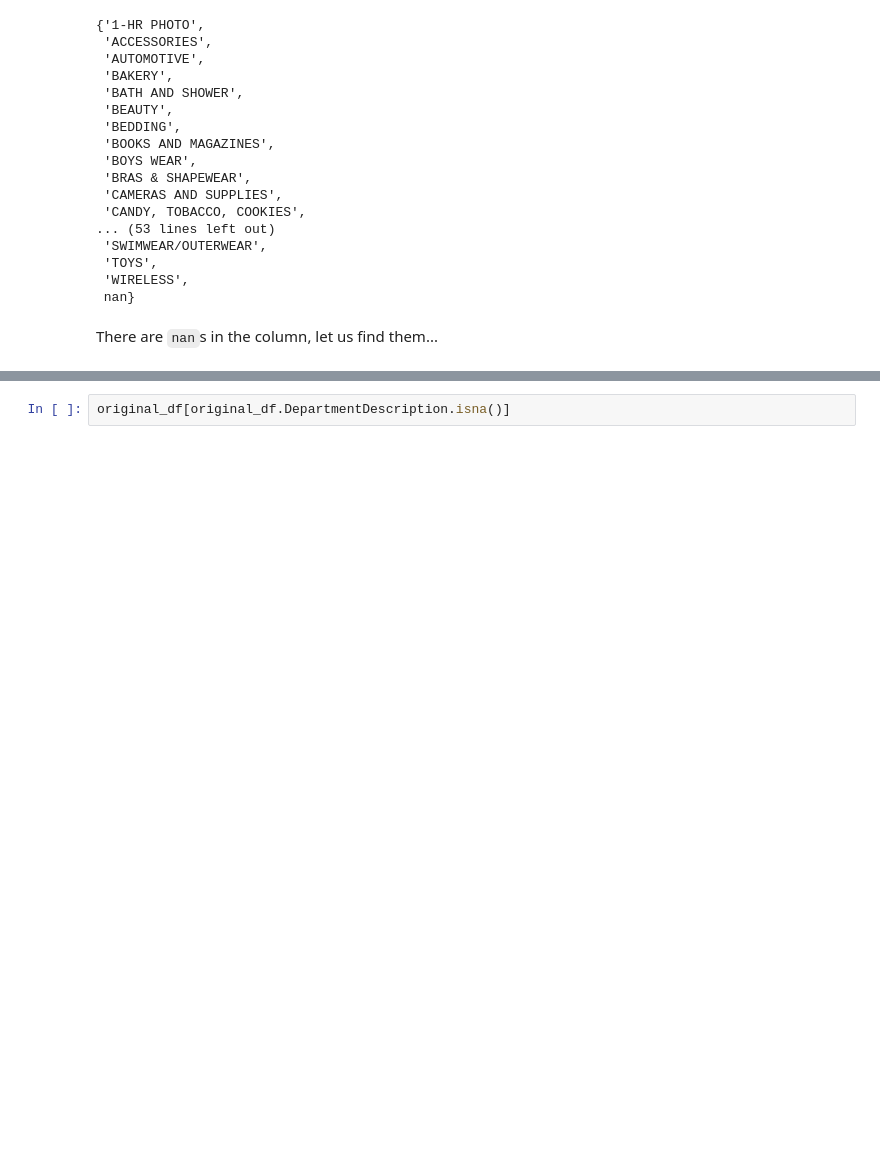
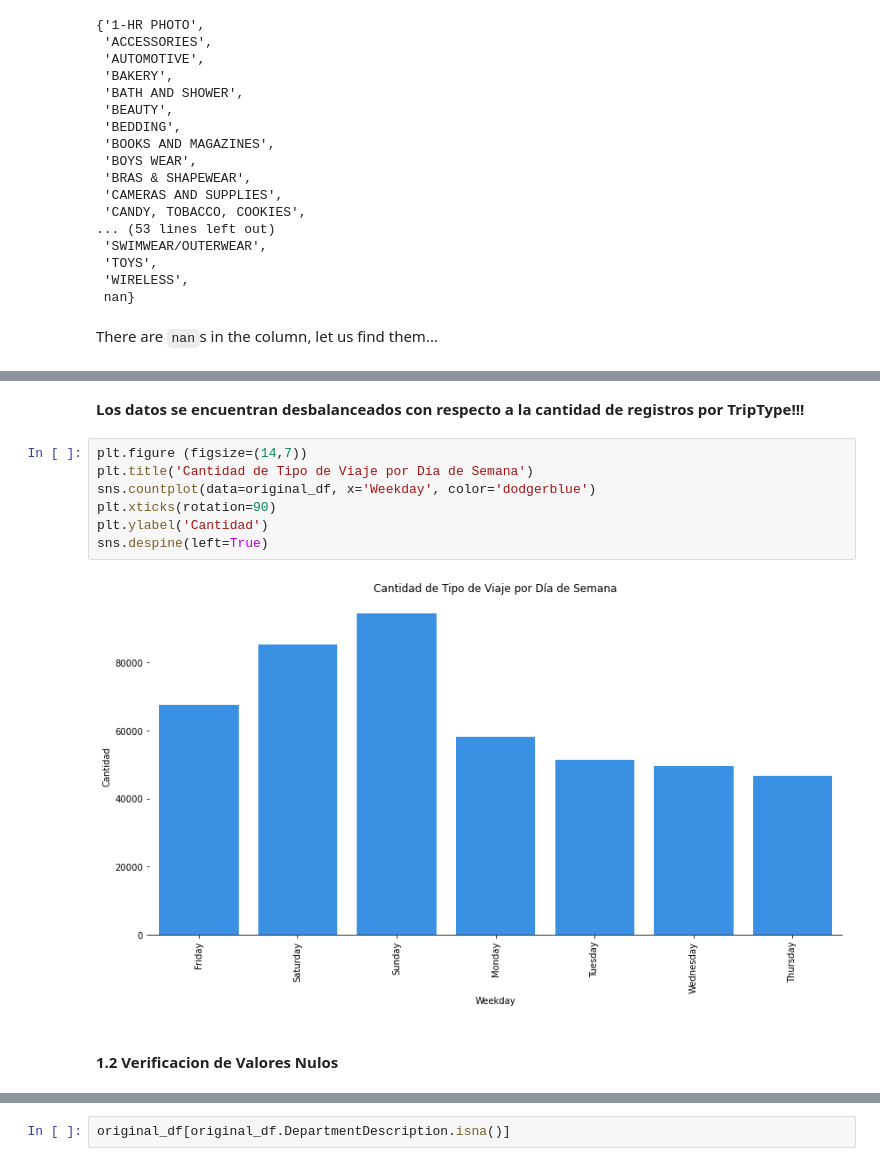
Before and after one commit to Verobornancini/AprendizajeSupervisado, a Jupyter notebook: practico/src/baseline.ipynb, the cells around one changed output, grey strips where cells are left out. Drawn from its saved outputs; the diff is of its cells as text; blank space fills up the shorter version.

```diff
--- a/practico/src/baseline.ipynb
+++ b/practico/src/baseline.ipynb
@@ -77,0 +169,13 @@ There are `nan`s in the column, let us find them...
+# %% [markdown]
+**Los datos se encuentran desbalanceados con respecto a la cantidad de registros por TripType!!!**
+# %%
+plt.figure (figsize=(14,7))
+plt.title('Cantidad de Tipo de Viaje por Día de Semana')
+sns.countplot(data=original_df, x='Weekday', color='dodgerblue')
+plt.xticks(rotation=90)
+plt.ylabel('Cantidad')
+sns.despine(left=True)
+# %% [output]
+[figure, added]
+# %% [markdown]
+#### 1.2 Verificacion de Valores Nulos
```
Also changed, not shown: parts of 90 cells of this notebook.
